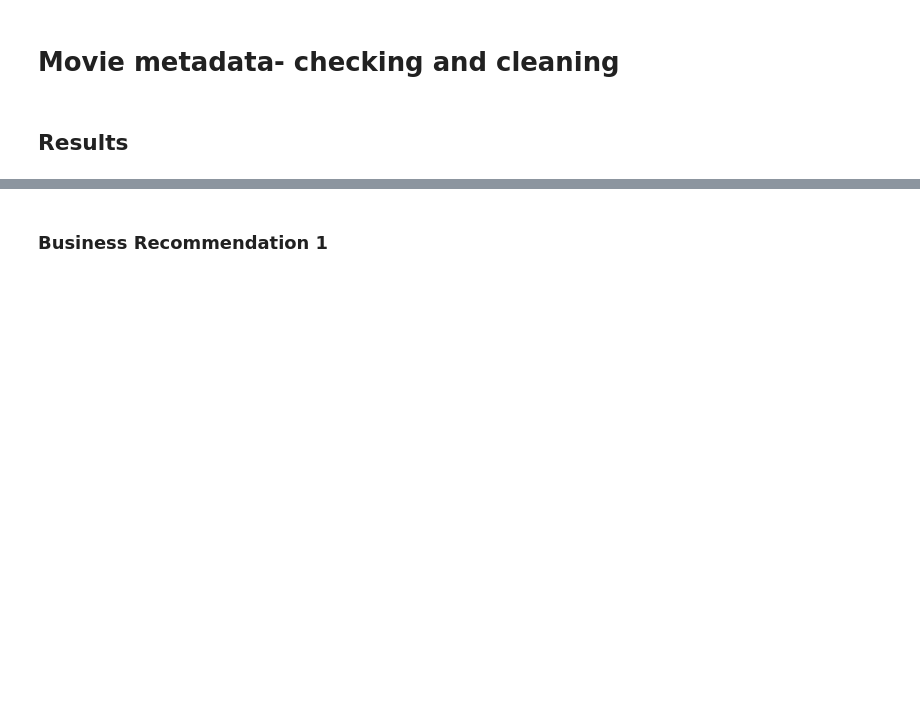
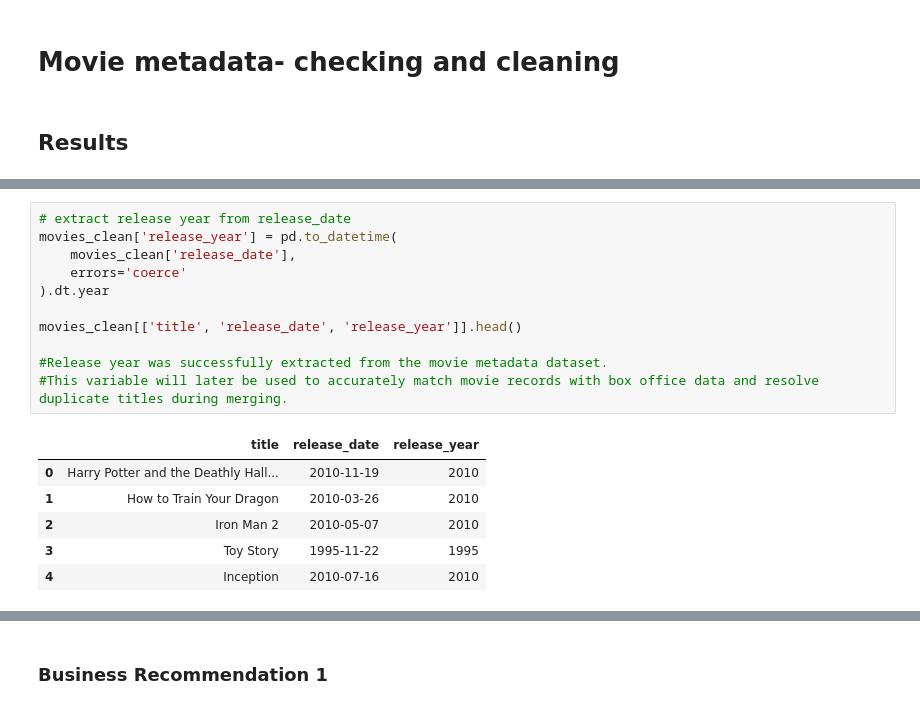
Before and after one commit to raphaelndemo/Movie-Industry-Analysis, a Jupyter notebook: notebooks/final.ipynb, the cells around one changed output, grey strips where cells are left out. Drawn from its saved outputs; the diff is of its cells as text; blank space fills up the shorter version.

```diff
--- a/notebooks/final.ipynb
+++ b/notebooks/final.ipynb
@@ -261,0 +397,18 @@ movie_gross_clean.duplicated(subset=['title']).sum()
+# %%
+# extract release year from release_date
+movies_clean['release_year'] = pd.to_datetime(
+    movies_clean['release_date'],
+    errors='coerce'
+).dt.year
+
+movies_clean[['title', 'release_date', 'release_year']].head()
+
+#Release year was successfully extracted from the movie metadata dataset.
+#This variable will later be used to accurately match movie records with box office data and resolve duplicate titles during merging.
+# %% [output]
+|  | title | release_date | release_year |
+| 0 | Harry Potter and the Deathly Hall... | 2010-11-19 | 2010 |
+| 1 | How to Train Your Dragon | 2010-03-26 | 2010 |
+| 2 | Iron Man 2 | 2010-05-07 | 2010 |
+| 3 | Toy Story | 1995-11-22 | 1995 |
+| 4 | Inception | 2010-07-16 | 2010 |
```
Also changed, not shown: parts of 28 cells of this notebook.
